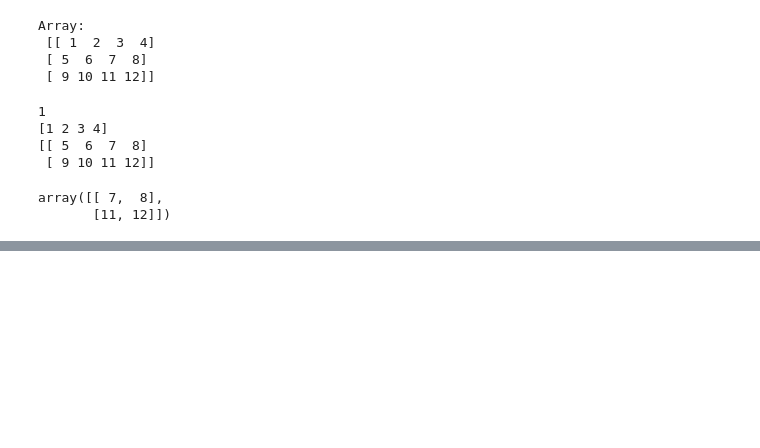
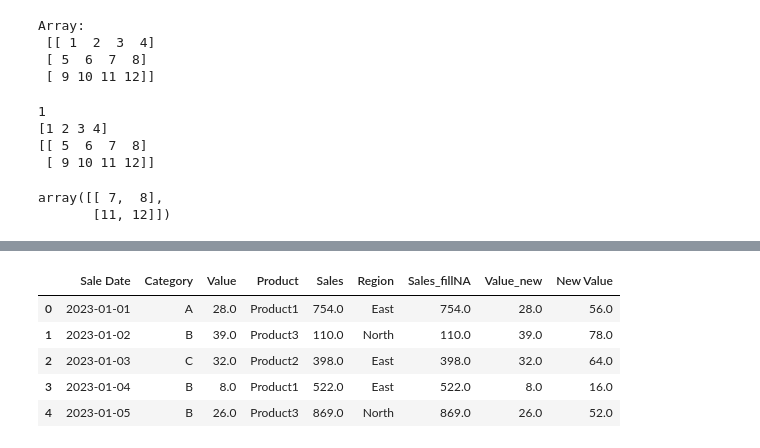
Before and after one commit to yashshahi/Practice, a Jupyter notebook: data analysis.ipynb, the cells around one changed output, grey strips where cells are left out. Drawn from its saved outputs; the diff is of its cells as text; code cells hidden in the pictures; blank space fills up the shorter version.

```diff
--- a/data analysis.ipynb
+++ b/data analysis.ipynb
@@ -151,0 +470,4 @@ array([[ 7,  8],
+# %%
+##FILLED missing values with the mean of the coloumn
+df['Sales_fillNA']=df['Sales'].fillna(df['Sales'].mean())
+df.head(5)
@@ -151,0 +503,4 @@ array([[ 7,  8],
+# %%
+#renaming coloumns
+df=df.rename(columns={'Date':'Sale Date'})
+df.head()
@@ -151,0 +514,3 @@ array([[ 7,  8],
+# %%
+#changes datatypes
+df['Value_new']=df['Value'].astype(float)
@@ -151,0 +524,3 @@ array([[ 7,  8],
+# %%
+df['Value_new']=df['Value'].fillna(df['Value']).astype(float)
+df.head()
@@ -151,0 +534,10 @@ array([[ 7,  8],
+# %%
+df['New Value']= df['Value'].apply(lambda x:x*2)
+df.head()
+# %% [output]
+|  | Sale Date | Category | Value | Product | Sales | Region | Sales_fillNA | Value_new | New Value |
+| 0 | 2023-01-01 | A | 28.0 | Product1 | 754.0 | East | 754.0 | 28.0 | 56.0 |
+| 1 | 2023-01-02 | B | 39.0 | Product3 | 110.0 | North | 110.0 | 39.0 | 78.0 |
+| 2 | 2023-01-03 | C | 32.0 | Product2 | 398.0 | East | 398.0 | 32.0 | 64.0 |
+| 3 | 2023-01-04 | B | 8.0 | Product1 | 522.0 | East | 522.0 | 8.0 | 16.0 |
+| 4 | 2023-01-05 | B | 26.0 | Product3 | 869.0 | North | 869.0 | 26.0 | 52.0 |
```
Also changed, not shown: parts of 50 cells of this notebook.
